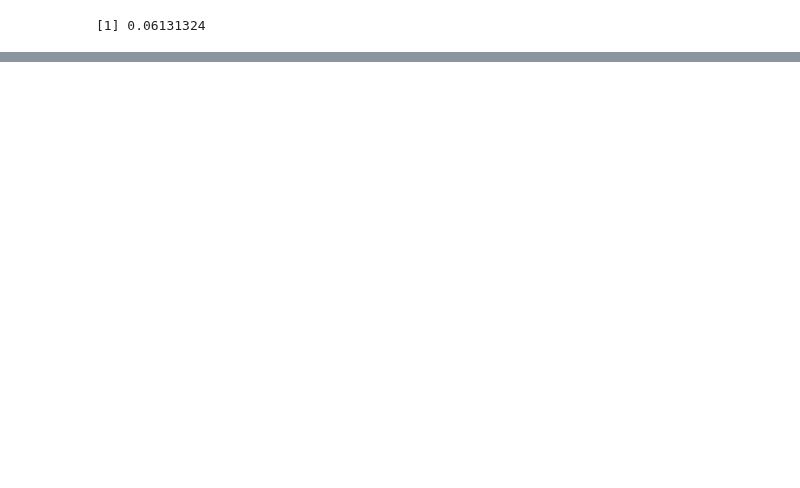
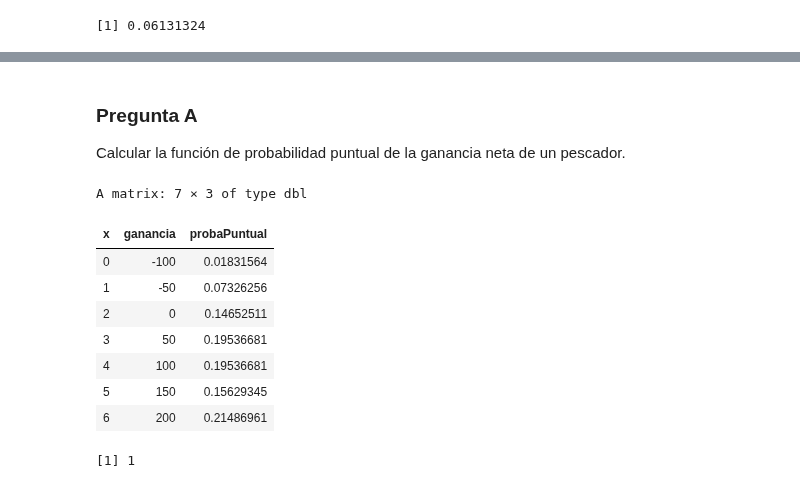
Before and after one commit to honi/uba-probabilidad-y-estadistica, a Jupyter notebook: Soluciones/Práctica2.ipynb, the cells around one changed output, grey strips where cells are left out. Saved outputs shown, nothing was run; the diff lists cells and outputs as text; code cells hidden in the pictures; blank space fills up the shorter version.

```diff
--- a/Soluciones/Práctica2.ipynb
+++ b/Soluciones/Práctica2.ipynb
@@ -789,0 +806,24 @@ dpois(3, 1)
+# %% [markdown]
+### Pregunta A
+
+Calcular la función de probabilidad puntual de la ganancia neta de un pescador.
+# %%
+x = 0:6
+ganancia = sapply(x, function(x) x * 50 - 100)
+probaPuntual = dpois(x, 4)
+
+# Corregimos la proba puntual para x=6 ya que debería ser P(X >= 6) = 1 - P(X <= 5)
+probaPuntual[7] = 1 - ppois(5, 4)
+
+cbind(x, ganancia, probaPuntual)
+# %% [output]
+A matrix: 7 × 3 of type dbl
+| x | ganancia | probaPuntual |
+| 0 | -100 | 0.01831564 |
+| 1 | -50 | 0.07326256 |
+| 2 | 0 | 0.14652511 |
+| 3 | 50 | 0.19536681 |
+| 4 | 100 | 0.19536681 |
+| 5 | 150 | 0.15629345 |
+| 6 | 200 | 0.21486961 |
+[1] 1
```
Also changed, not shown: parts of 5 cells of this notebook.
